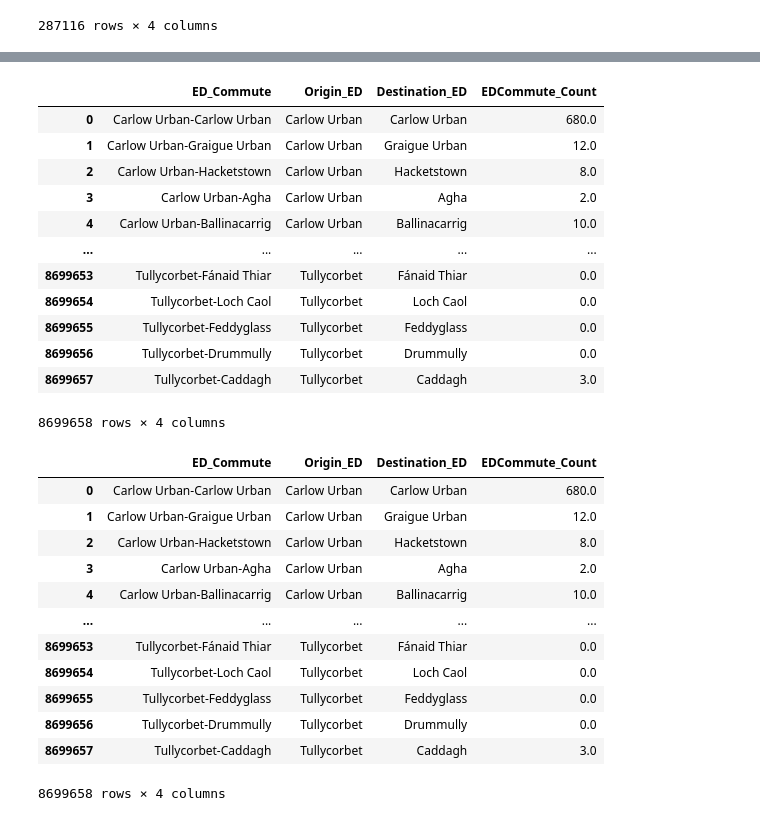
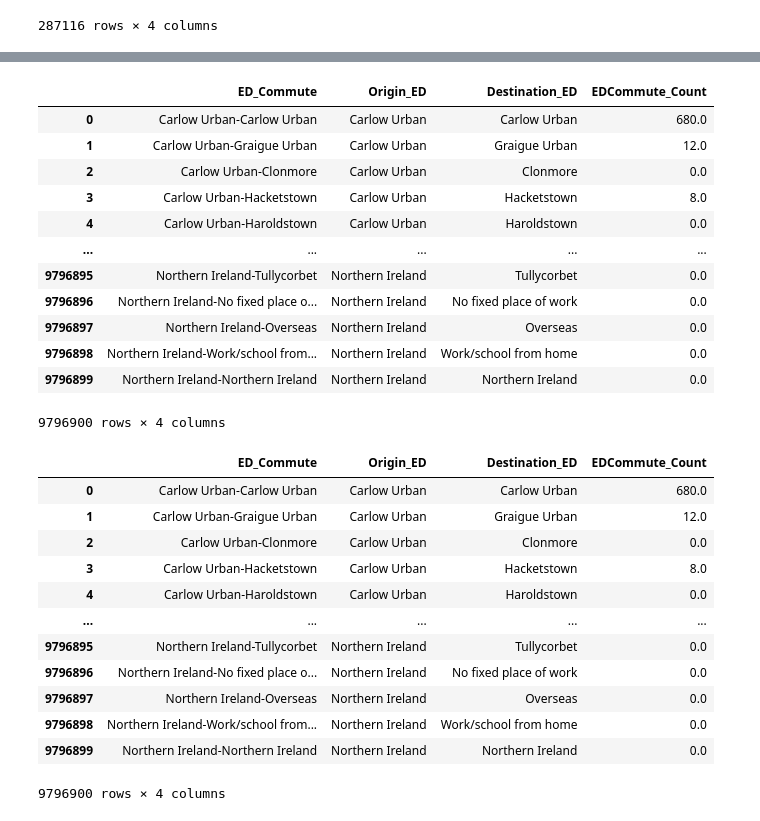
Before and after one commit to avalouisefinnegan/Thesis_DP, a Jupyter notebook: communting data.ipynb, the cells around one changed output, grey strips where cells are left out. Saved outputs shown, nothing was run; the diff lists cells and outputs as text; code cells hidden in the pictures.

```diff
--- a/communting data.ipynb
+++ b/communting data.ipynb
@@ -5,7 +5,7 @@ import itertools
 import pandas as pd
 # %%
 #Load in the dataset
-data = pd.read_csv("/Users/Ava/Library/CloudStorage/OneDrive-Personal/Thesis/Commuting_data.csv", encoding = "ISO-8859-1")
+data = pd.read_csv("./Commuting_data.csv", encoding = "ISO-8859-1")
 # %%
 total_num_people = data['COUNT'].sum()
 print('The total number of individuals in the datset is ', total_num_people)
@@ -346,54 +370,61 @@ destinations = data["POWSC_CSOED_LABEL"].unique()
+# %%
+destinations_less_origins = list(set(destinations).difference(set(origins)))
+all_ed_locations = list(origins)
+for item in destinations_less_origins:
+    all_ed_locations.append(item)
+# %%
+all_ed_locations = origins.concatenate(destinations_less_origins)
 # %%
 # Generate permutations
-permutations = list(itertools.product(origins, destinations))
+permutations = list(itertools.product(all_ed_locations, all_ed_locations))
 
 # Create DataFrame
 all_commutes_ED_df = pd.DataFrame(permutations, columns=['Origin_ED', 'Destination_ED'])
 
 # Create 'County_commute' column by concatenating 'Origin' and 'Destination' with '-'
 all_commutes_ED_df['ED_Commute'] = all_commutes_ED_df['Origin_ED'] + '-' + all_commutes_ED_df['Destination_ED']
 
 # Create 'count' column with all 0s
 all_commutes_ED_df['Count_Zero'] = 0
 
 # Merge datasets
 all_commutes_ED_df = pd.merge(all_commutes_ED_df, commute_ED_df, on='ED_Commute', how='left')
 
 all_commutes_ED_df['EDCommute_Count'] = all_commutes_ED_df['Count_Zero'] + all_commutes_ED_df['Count']
 all_commutes_ED_df = all_commutes_ED_df[['ED_Commute', 'Origin_ED', 'Destination_ED', 'EDCommute_Count']]
 all_commutes_ED_df = all_commutes_ED_df.fillna(0)
 
 all_commutes_ED_df
 # %% [output]
 |  | ED_Commute | Origin_ED | Destination_ED | EDCommute_Count |
 | 0 | Carlow Urban-Carlow Urban | Carlow Urban | Carlow Urban | 680.0 |
 | 1 | Carlow Urban-Graigue Urban | Carlow Urban | Graigue Urban | 12.0 |
-| 2 | Carlow Urban-Hacketstown | Carlow Urban | Hacketstown | 8.0 |
-| 3 | Carlow Urban-Agha | Carlow Urban | Agha | 2.0 |
-| 4 | Carlow Urban-Ballinacarrig | Carlow Urban | Ballinacarrig | 10.0 |
+| 2 | Carlow Urban-Clonmore | Carlow Urban | Clonmore | 0.0 |
+| 3 | Carlow Urban-Hacketstown | Carlow Urban | Hacketstown | 8.0 |
+| 4 | Carlow Urban-Haroldstown | Carlow Urban | Haroldstown | 0.0 |
 | ... | ... | ... | ... | ... |
-| 8699653 | Tullycorbet-Fánaid Thiar | Tullycorbet | Fánaid Thiar | 0.0 |
-| 8699654 | Tullycorbet-Loch Caol | Tullycorbet | Loch Caol | 0.0 |
-| 8699655 | Tullycorbet-Feddyglass | Tullycorbet | Feddyglass | 0.0 |
-| 8699656 | Tullycorbet-Drummully | Tullycorbet | Drummully | 0.0 |
-| 8699657 | Tullycorbet-Caddagh | Tullycorbet | Caddagh | 3.0 |
+| 9796895 | Northern Ireland-Tullycorbet | Northern Ireland | Tullycorbet | 0.0 |
+| 9796896 | Northern Ireland-No fixed place o... | Northern Ireland | No fixed place of work | 0.0 |
+| 9796897 | Northern Ireland-Overseas | Northern Ireland | Overseas | 0.0 |
+| 9796898 | Northern Ireland-Work/school from... | Northern Ireland | Work/school from home | 0.0 |
+| 9796899 | Northern Ireland-Northern Ireland | Northern Ireland | Northern Ireland | 0.0 |
-8699658 rows × 4 columns
+9796900 rows × 4 columns
 # %%
 all_commutes_ED_df
 # %% [output]
 |  | ED_Commute | Origin_ED | Destination_ED | EDCommute_Count |
 | 0 | Carlow Urban-Carlow Urban | Carlow Urban | Carlow Urban | 680.0 |
 | 1 | Carlow Urban-Graigue Urban | Carlow Urban | Graigue Urban | 12.0 |
-| 2 | Carlow Urban-Hacketstown | Carlow Urban | Hacketstown | 8.0 |
-| 3 | Carlow Urban-Agha | Carlow Urban | Agha | 2.0 |
-| 4 | Carlow Urban-Ballinacarrig | Carlow Urban | Ballinacarrig | 10.0 |
+| 2 | Carlow Urban-Clonmore | Carlow Urban | Clonmore | 0.0 |
+| 3 | Carlow Urban-Hacketstown | Carlow Urban | Hacketstown | 8.0 |
+| 4 | Carlow Urban-Haroldstown | Carlow Urban | Haroldstown | 0.0 |
 | ... | ... | ... | ... | ... |
-| 8699653 | Tullycorbet-Fánaid Thiar | Tullycorbet | Fánaid Thiar | 0.0 |
-| 8699654 | Tullycorbet-Loch Caol | Tullycorbet | Loch Caol | 0.0 |
-| 8699655 | Tullycorbet-Feddyglass | Tullycorbet | Feddyglass | 0.0 |
-| 8699656 | Tullycorbet-Drummully | Tullycorbet | Drummully | 0.0 |
-| 8699657 | Tullycorbet-Caddagh | Tullycorbet | Caddagh | 3.0 |
+| 9796895 | Northern Ireland-Tullycorbet | Northern Ireland | Tullycorbet | 0.0 |
+| 9796896 | Northern Ireland-No fixed place o... | Northern Ireland | No fixed place of work | 0.0 |
+| 9796897 | Northern Ireland-Overseas | Northern Ireland | Overseas | 0.0 |
+| 9796898 | Northern Ireland-Work/school from... | Northern Ireland | Work/school from home | 0.0 |
+| 9796899 | Northern Ireland-Northern Ireland | Northern Ireland | Northern Ireland | 0.0 |
-8699658 rows × 4 columns
+9796900 rows × 4 columns
 # %%
 #Make each row correspond to an invidual
 Ind_ed_commutes_df = all_commutes_ED_df.loc[all_commutes_ED_df.index.repeat(all_commutes_ED_df['EDCommute_Count'])]
```
Also changed, not shown: parts of 5 cells of this notebook.
